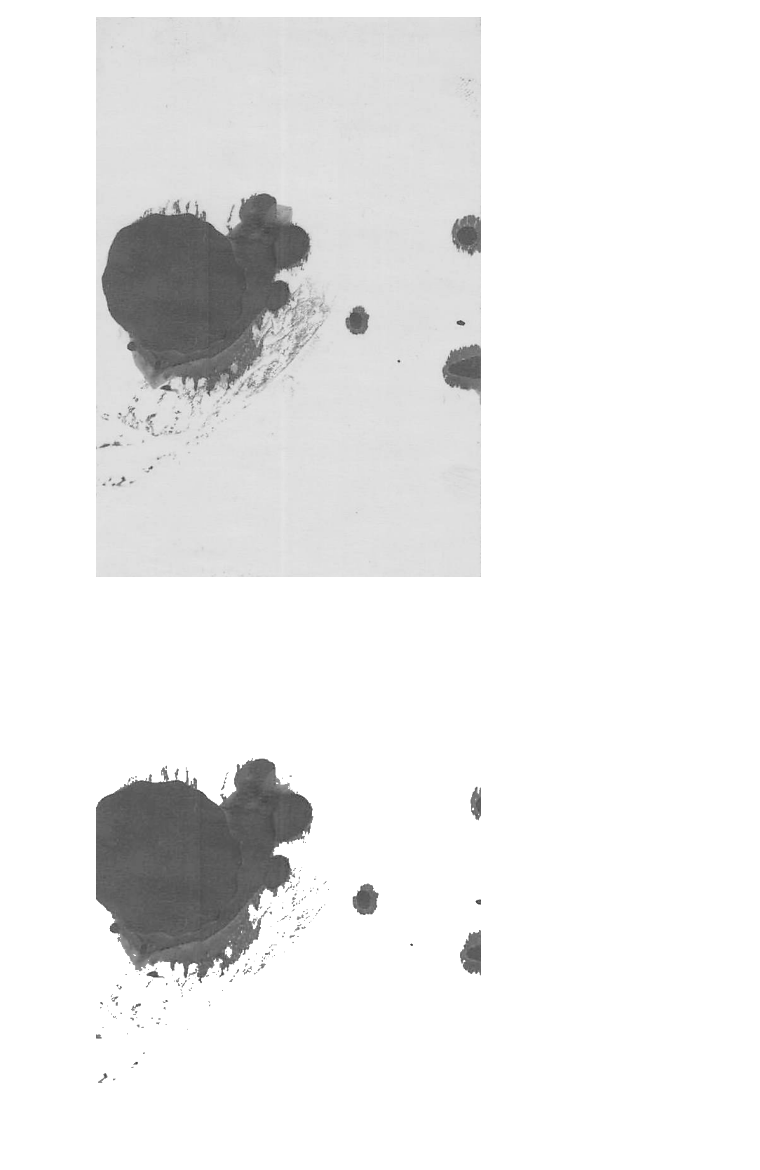
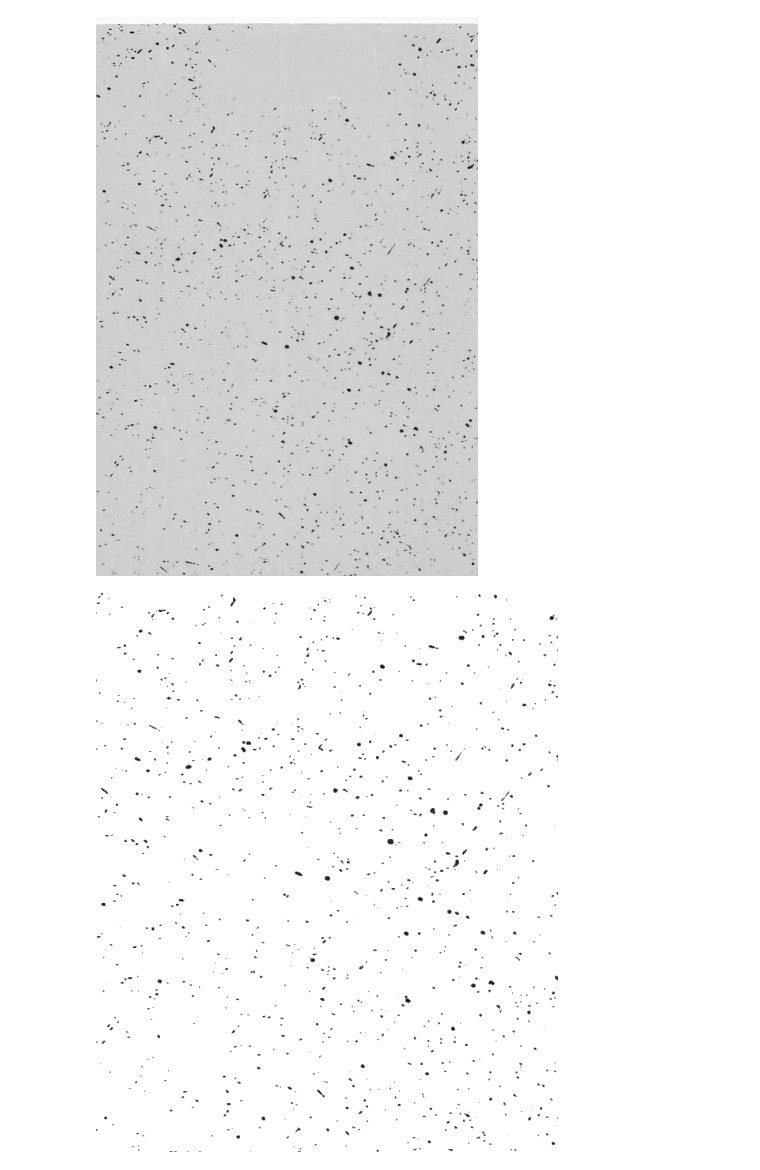
Before and after one commit to sindicum/codespaces-jupyter, a Jupyter notebook: notebooks/area-calcuration2.ipynb, the cells around one changed output. Saved outputs shown, nothing was run; the diff lists cells and outputs as text; code cells hidden in the pictures.

Commit message:
fix area-calcuration

```diff
--- a/notebooks/area-calcuration2.ipynb
+++ b/notebooks/area-calcuration2.ipynb
@@ -21,9 +44,13 @@ def crop_center(pil_img, crop_area):
     crop_width = int(img_width * (1-crop_area))
     crop_height = int(img_height * (1-crop_area))
     return pil_img.crop(((img_width - crop_width) // 2,
-                         (img_height - crop_height) // 2,
+                         170,
                          (img_width + crop_width) // 2,
                          (img_height + crop_height) // 2))
+    # return pil_img.crop(((img_width - crop_width) // 2,
+    #                      (img_height - crop_height) // 2,
+    #                      (img_width + crop_width) // 2,
+    #                      (img_height + crop_height) // 2))
 
 # 特定値より濃い値を算出
 def calc_darkarea(image_url,threshold,crop_area):
@@ -52,23 +79,25 @@ def calc_darkarea(image_url,threshold,crop_area):
 # %%
 # トリミング状況の確認（適切なcrop_areaとthresholdを設定）
 
 # トリミングする周辺領域を100分率で指定
-crop_area = 0.1
+crop_area = 0.05
 # しきい値の設定
 threshold =150
-image = Image.open(image_urls[0]).convert('L')
+path = '../data/20240927222556.jpg'
+image = Image.open(path).convert('L')
+# image = Image.open(image_urls[0]).convert('L')
 # 画像をnumpy配列に変換
 image_array = np.array(image)
 # 新しい画像を作成し、しきい値以下のピクセルのみを残し、他は255（白）に設定
 threshold_image_array = np.where(image_array <= threshold, image_array, 255)
 # numpy配列を画像に戻す
 threshold_image = Image.fromarray(threshold_image_array)
 
 image.show()
 crop_center(threshold_image, crop_area)
 # %% [output]
-[figure, old version]
+[figure, new version]
-[figure, old version]
+[figure, new version]
 # %%
 df = pd.DataFrame(columns=['filename','value'])
 threshold = 150
```
Also changed, not shown: parts of 12 cells of this notebook, 1 other file.
